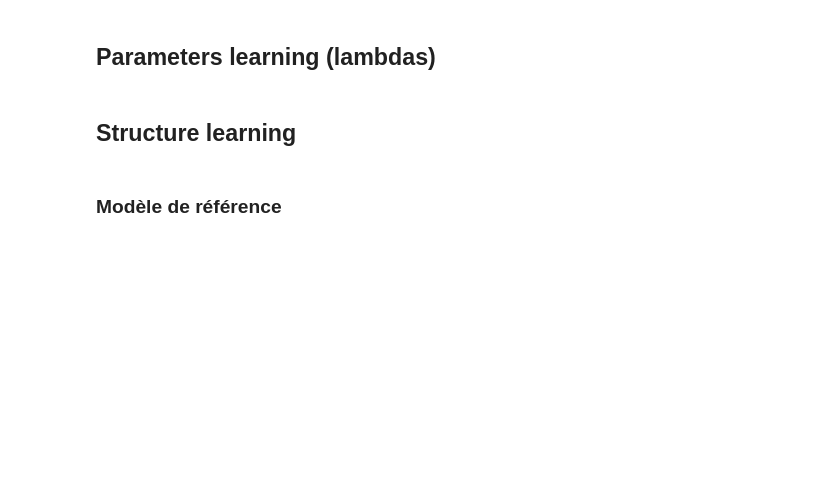
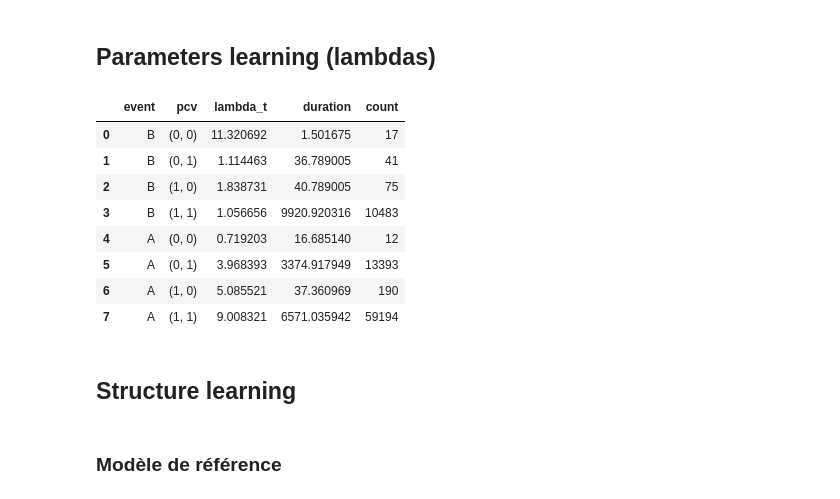
Before and after one commit to mok33/GMEs_experiments, a Jupyter notebook: RTGEM_L.ipynb, the cells around one changed output. Saved outputs shown, nothing was run; the diff lists cells and outputs as text; code cells hidden in the pictures; blank space fills up the shorter version.

```diff
--- a/RTGEM_L.ipynb
+++ b/RTGEM_L.ipynb
@@ -59,3 +90,15 @@ mle_lambdas(data=sampled_data, model=rtgem_model, t_max=t_max)
+# %%
+mle_lambdas(rtgem_model, count_duration_df)
+# %% [output]
+|  | event | pcv | lambda_t | duration | count |
+| 0 | B | (0, 0) | 11.320692 | 1.501675 | 17 |
+| 1 | B | (0, 1) | 1.114463 | 36.789005 | 41 |
+| 2 | B | (1, 0) | 1.838731 | 40.789005 | 75 |
+| 3 | B | (1, 1) | 1.056656 | 9920.920316 | 10483 |
+| 4 | A | (0, 0) | 0.719203 | 16.685140 | 12 |
+| 5 | A | (0, 1) | 3.968393 | 3374.917949 | 13393 |
+| 6 | A | (1, 0) | 5.085521 | 37.360969 | 190 |
+| 7 | A | (1, 1) | 9.008321 | 6571.035942 | 59194 |
 # %% [markdown]
 ## Structure learning
 # %% [markdown]
```
Also changed, not shown: parts of 44 cells of this notebook, 4 other files.
